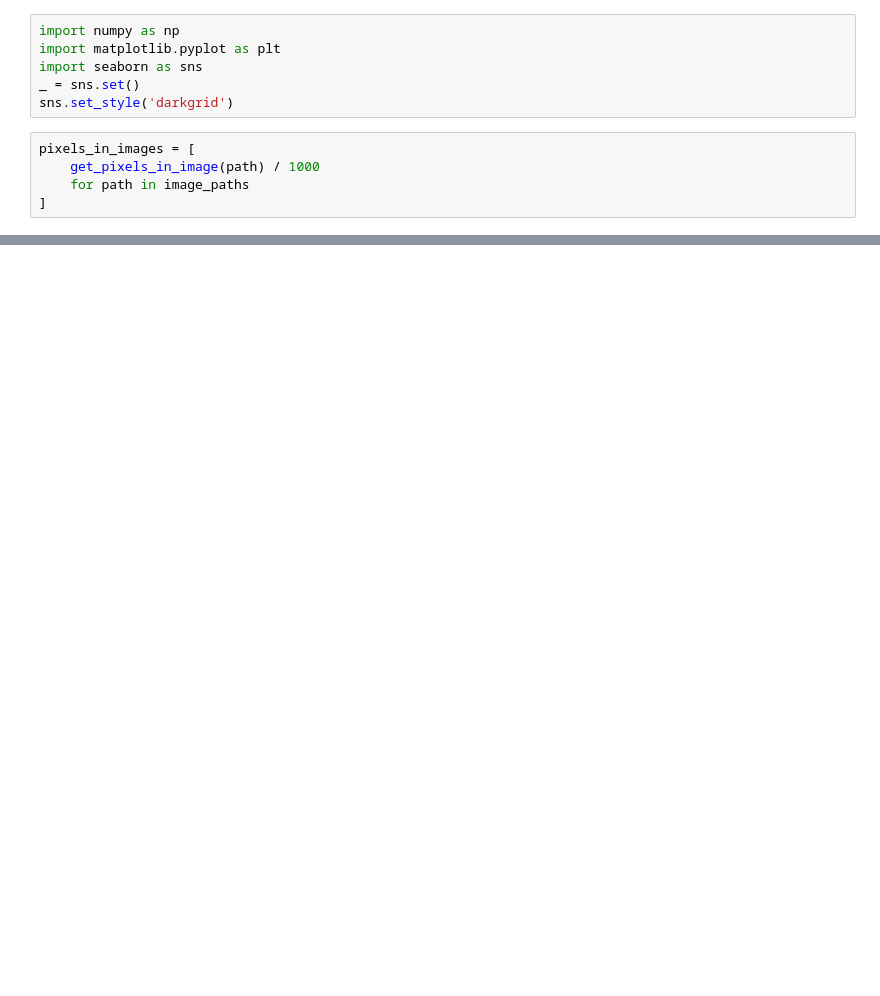
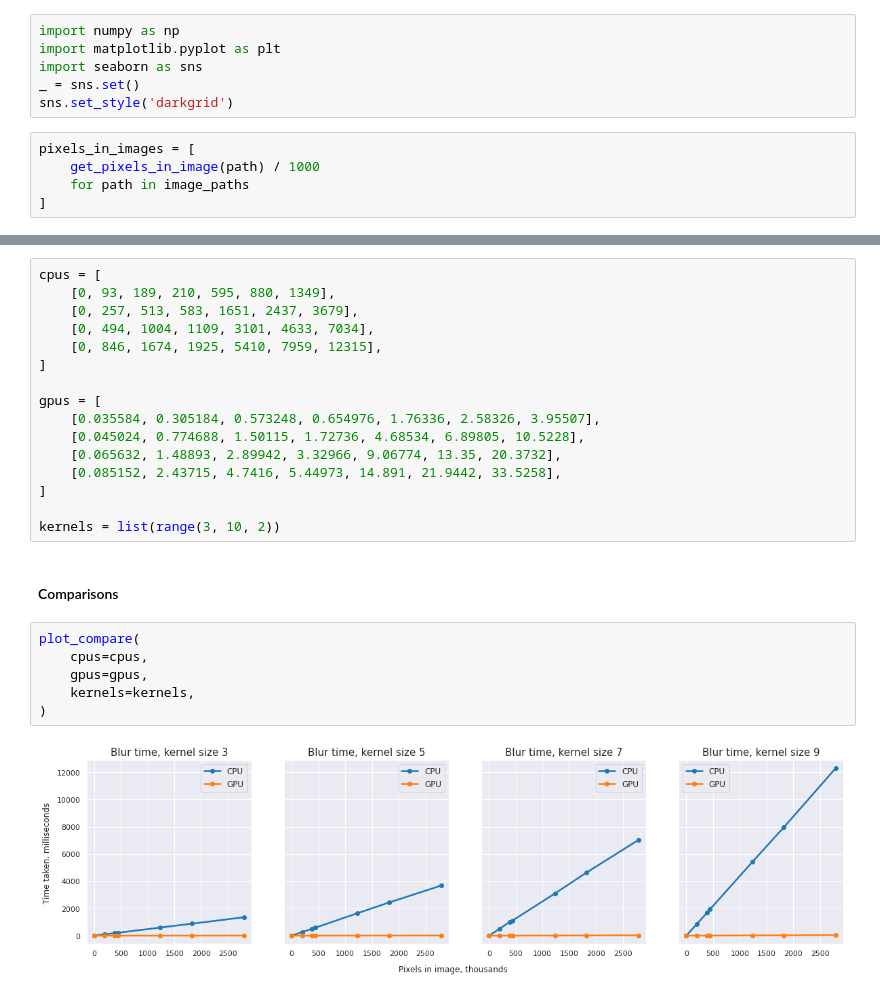
Before and after one commit to TmLev/hpc-hw, a Jupyter notebook: 4-blur/experiments.ipynb, the cells around one changed output, grey strips where cells are left out. Drawn from its saved outputs; the diff is of its cells as text; blank space fills up the shorter version.

Commit message:
feat: better plots

```diff
--- a/4-blur/experiments.ipynb
+++ b/4-blur/experiments.ipynb
@@ -816,0 +841,26 @@ plot_time(
+# %%
+cpus = [
+    [0, 93, 189, 210, 595, 880, 1349],
+    [0, 257, 513, 583, 1651, 2437, 3679],
+    [0, 494, 1004, 1109, 3101, 4633, 7034],
+    [0, 846, 1674, 1925, 5410, 7959, 12315],
+]
+
+gpus = [
+    [0.035584, 0.305184, 0.573248, 0.654976, 1.76336, 2.58326, 3.95507],
+    [0.045024, 0.774688, 1.50115, 1.72736, 4.68534, 6.89805, 10.5228],
+    [0.065632, 1.48893, 2.89942, 3.32966, 9.06774, 13.35, 20.3732],
+    [0.085152, 2.43715, 4.7416, 5.44973, 14.891, 21.9442, 33.5258],
+]
+
+kernels = list(range(3, 10, 2))
+# %% [markdown]
+#### Comparisons
+# %%
+plot_compare(
+    cpus=cpus,
+    gpus=gpus,
+    kernels=kernels,
+)
+# %% [output]
+[figure, added]
```
Also changed, not shown: parts of 15 cells of this notebook.
